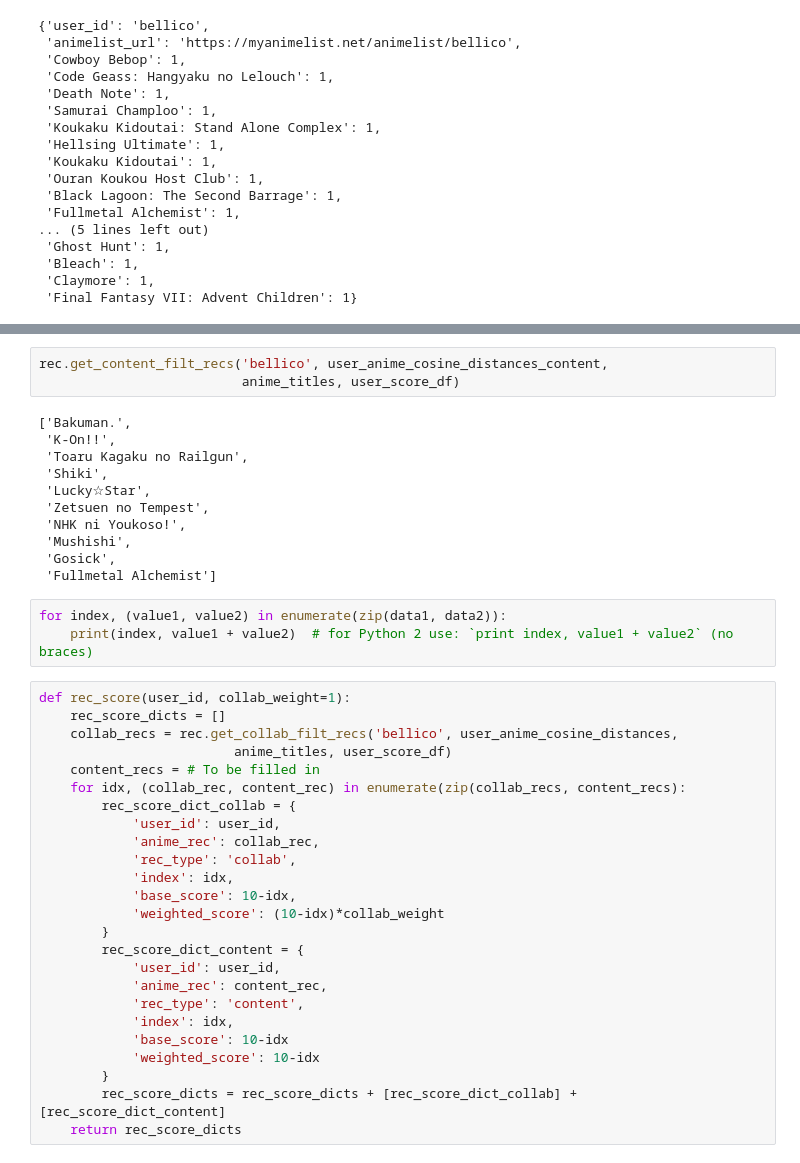
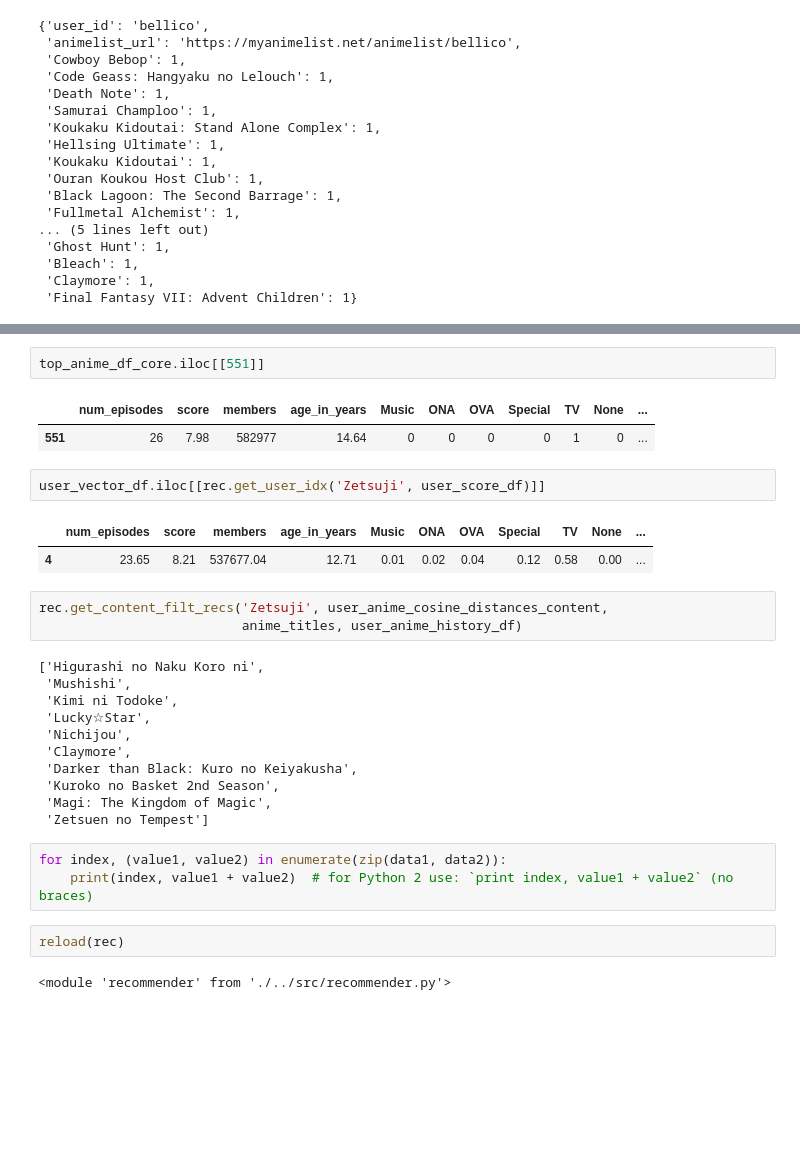
Before and after one commit to binh748/anime-recommender, a Jupyter notebook: notebooks/building_recommender.ipynb, the cells around one changed output, grey strips where cells are left out. Saved outputs shown, nothing was run; the diff lists cells and outputs as text; blank space fills up the shorter version.

```diff
--- a/notebooks/modeling.ipynb
+++ b/notebooks/building_recommender.ipynb
@@ -561,42 +566,31 @@ rec.get_user_anime_history('bellico', user_anime_history_df)
+# %%
+top_anime_df_core.iloc[[551]]
+# %% [output]
+|  | num_episodes | score | members | age_in_years | Music | ONA | OVA | Special | TV | None | ... |
+| 551 | 26 | 7.98 | 582977 | 14.64 | 0 | 0 | 0 | 0 | 1 | 0 | ... |
+# %%
+user_vector_df.iloc[[rec.get_user_idx('Zetsuji', user_score_df)]]
+# %% [output]
+|  | num_episodes | score | members | age_in_years | Music | ONA | OVA | Special | TV | None | ... |
+| 4 | 23.65 | 8.21 | 537677.04 | 12.71 | 0.01 | 0.02 | 0.04 | 0.12 | 0.58 | 0.00 | ... |
 # %%
-rec.get_content_filt_recs('bellico', user_anime_cosine_distances_content,
-                          anime_titles, user_score_df)
+rec.get_content_filt_recs('Zetsuji', user_anime_cosine_distances_content,
+                          anime_titles, user_anime_history_df)
 # %% [output]
-['Bakuman.',
- 'K-On!!',
- 'Toaru Kagaku no Railgun',
- 'Shiki',
+['Higurashi no Naku Koro ni',
+ 'Mushishi',
+ 'Kimi ni Todoke',
  'Lucky☆Star',
- 'Zetsuen no Tempest',
- 'NHK ni Youkoso!',
- 'Mushishi',
- 'Gosick',
- 'Fullmetal Alchemist']
+ 'Nichijou',
+ 'Claymore',
+ 'Darker than Black: Kuro no Keiyakusha',
+ 'Kuroko no Basket 2nd Season',
+ 'Magi: The Kingdom of Magic',
+ 'Zetsuen no Tempest']
 # %%
 for index, (value1, value2) in enumerate(zip(data1, data2)):
     print(index, value1 + value2)  # for Python 2 use: `print index, value1 + value2` (no braces)
-# %%
-def rec_score(user_id, collab_weight=1):
-    rec_score_dicts = []
-    collab_recs = rec.get_collab_filt_recs('bellico', user_anime_cosine_distances,
-                         anime_titles, user_score_df)
-    content_recs = # To be filled in
-    for idx, (collab_rec, content_rec) in enumerate(zip(collab_recs, content_recs):
-        rec_score_dict_collab = {
-            'user_id': user_id,
-            'anime_rec': collab_rec,
-            'rec_type': 'collab',
-            'index': idx,
-            'base_score': 10-idx,
-            'weighted_score': (10-idx)*collab_weight
-        }
-        rec_score_dict_content = {
-            'user_id': user_id,
-            'anime_rec': content_rec,
-            'rec_type': 'content',
-            'index': idx,
-            'base_score': 10-idx
-            'weighted_score': 10-idx
-        }
-        rec_score_dicts = rec_score_dicts + [rec_score_dict_collab] + [rec_score_dict_content]
-    return rec_score_dicts
+# %%
+reload(rec)
+# %% [output]
+<module 'recommender' from './../src/recommender.py'>
```
Also changed, not shown: parts of 9 cells of this notebook, 1 other file.
